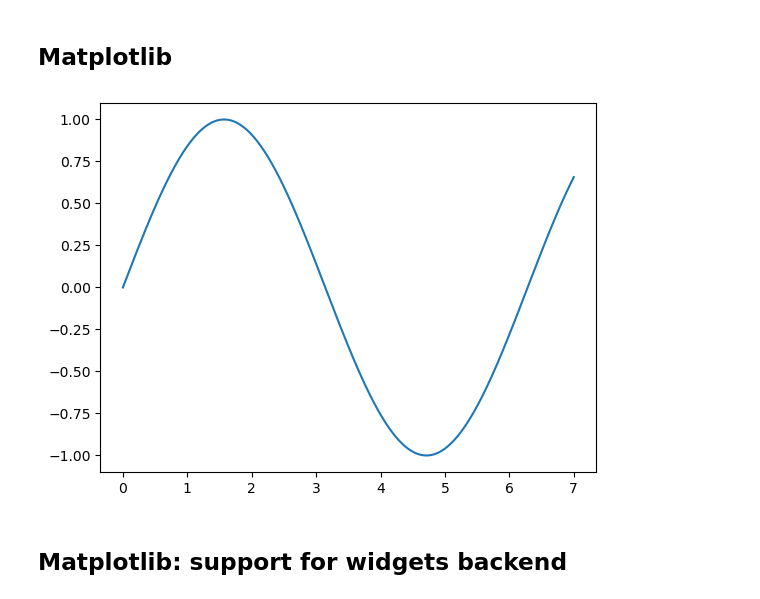
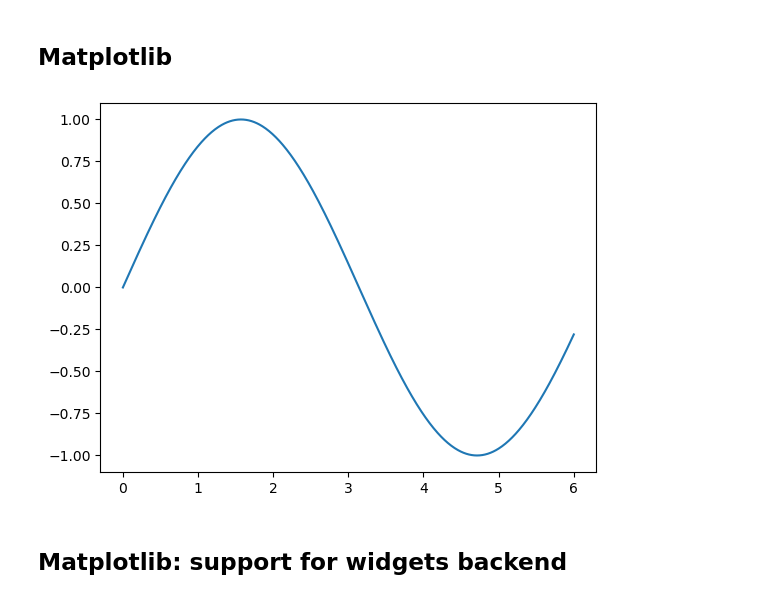
Before and after one commit to wiki3-ai/wiki3-ai-template, a Jupyter notebook: files/pyodide/matplotlib.ipynb, the cells around one changed output. Cells and saved outputs as stored; diff of their text form; code cells hidden in the pictures.

```diff
--- a/files/pyodide/matplotlib.ipynb
+++ b/files/pyodide/matplotlib.ipynb
@@ -4,10 +4,10 @@
 import numpy as np
 import matplotlib.pyplot as plt
 # %%
-x = np.linspace(0, 8, 888)
+x = np.linspace(0, 6, 667)
 plt.plot(x, np.sin(x));
 # %% [output]
-[figure, old version]
+[figure, new version]
 # %%
 plt.show()
 # %% [markdown]
```
Also changed, not shown: parts of 1 cell of this notebook, 1 other file.
